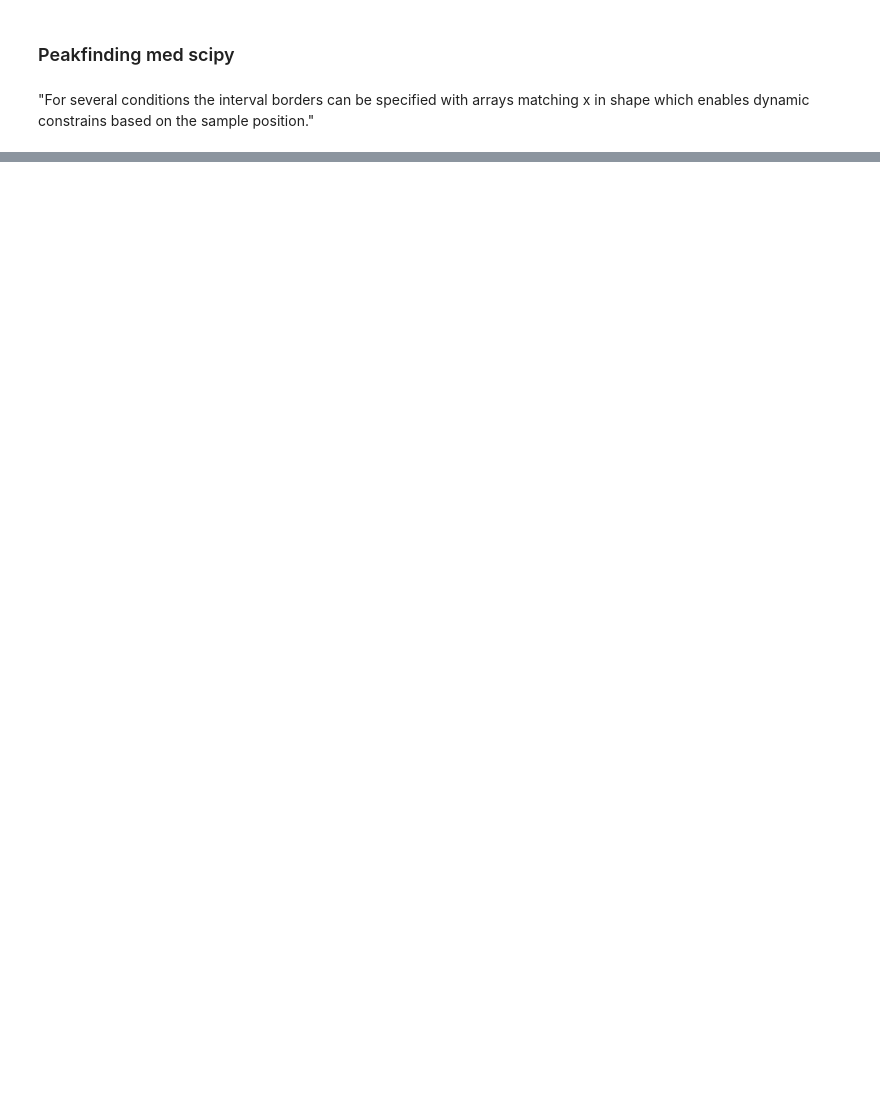
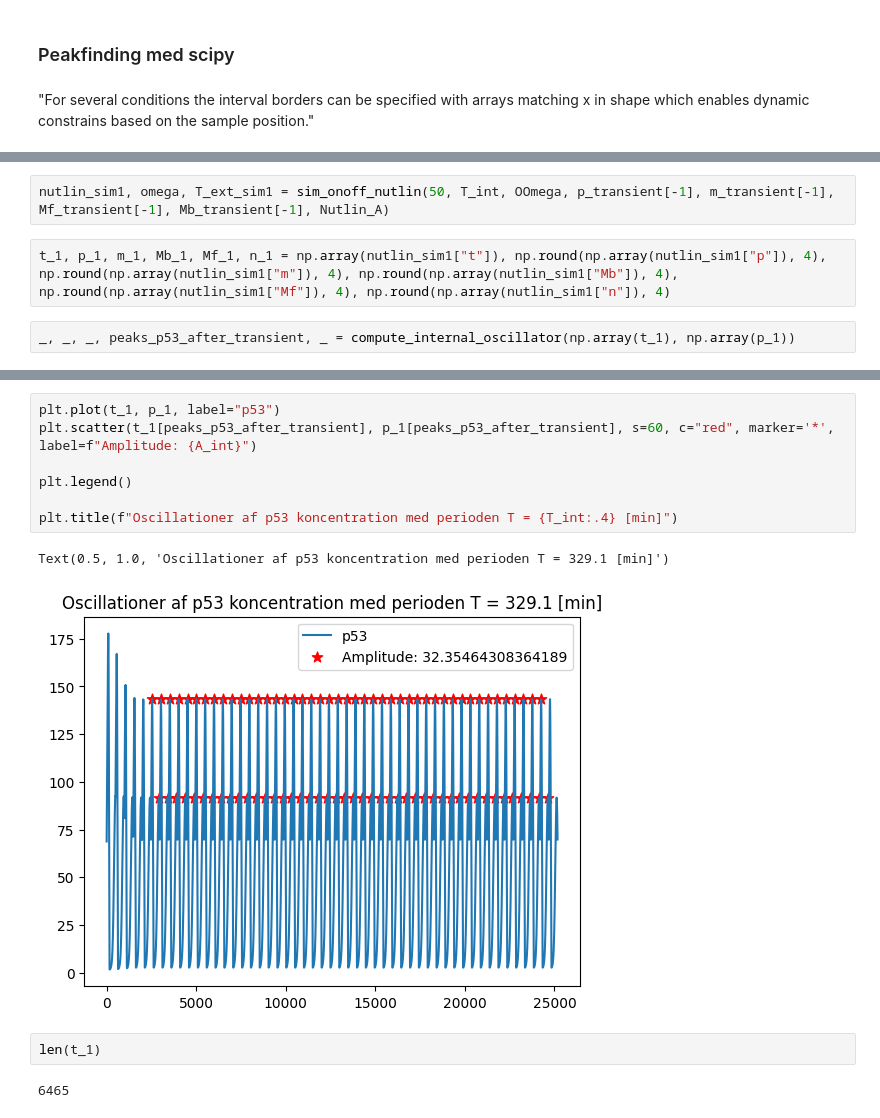
Before and after one commit to ErikBachRyhl/p53, a Jupyter notebook: Nutlin-tilføjelse.ipynb, the cells around one changed output, grey strips where cells are left out. Cells and saved outputs as stored; diff of their text form; blank space fills up the shorter version.

```diff
--- a/Nutlin-tilføjelse.ipynb
+++ b/Nutlin-tilføjelse.ipynb
@@ -284,0 +254,6 @@ Text(0.5, 1.0, 'Entrainment? Nook jo')
+# %%
+nutlin_sim1, omega, T_ext_sim1 = sim_onoff_nutlin(50, T_int, OOmega, p_transient[-1], m_transient[-1], Mf_transient[-1], Mb_transient[-1], Nutlin_A)
+# %%
+t_1, p_1, m_1, Mb_1, Mf_1, n_1 = np.array(nutlin_sim1["t"]), np.round(np.array(nutlin_sim1["p"]), 4), np.round(np.array(nutlin_sim1["m"]), 4), np.round(np.array(nutlin_sim1["Mb"]), 4), np.round(np.array(nutlin_sim1["Mf"]), 4), np.round(np.array(nutlin_sim1["n"]), 4)
+# %%
+_, _, _, peaks_p53_after_transient, _ = compute_internal_oscillator(np.array(t_1), np.array(p_1))
@@ -284,0 +285,14 @@ Text(0.5, 1.0, 'Entrainment? Nook jo')
+# %%
+plt.plot(t_1, p_1, label="p53")
+plt.scatter(t_1[peaks_p53_after_transient], p_1[peaks_p53_after_transient], s=60, c="red", marker='*', label=f"Amplitude: {A_int}")
+
+plt.legend()
+
+plt.title(f"Oscillationer af p53 koncentration med perioden T = {T_int:.4} [min]")
+# %% [output]
+Text(0.5, 1.0, 'Oscillationer af p53 koncentration med perioden T = 329.1 [min]')
+[figure, added]
+# %%
+len(t_1)
+# %% [output]
+6465
```
Also changed, not shown: parts of 46 cells of this notebook.
